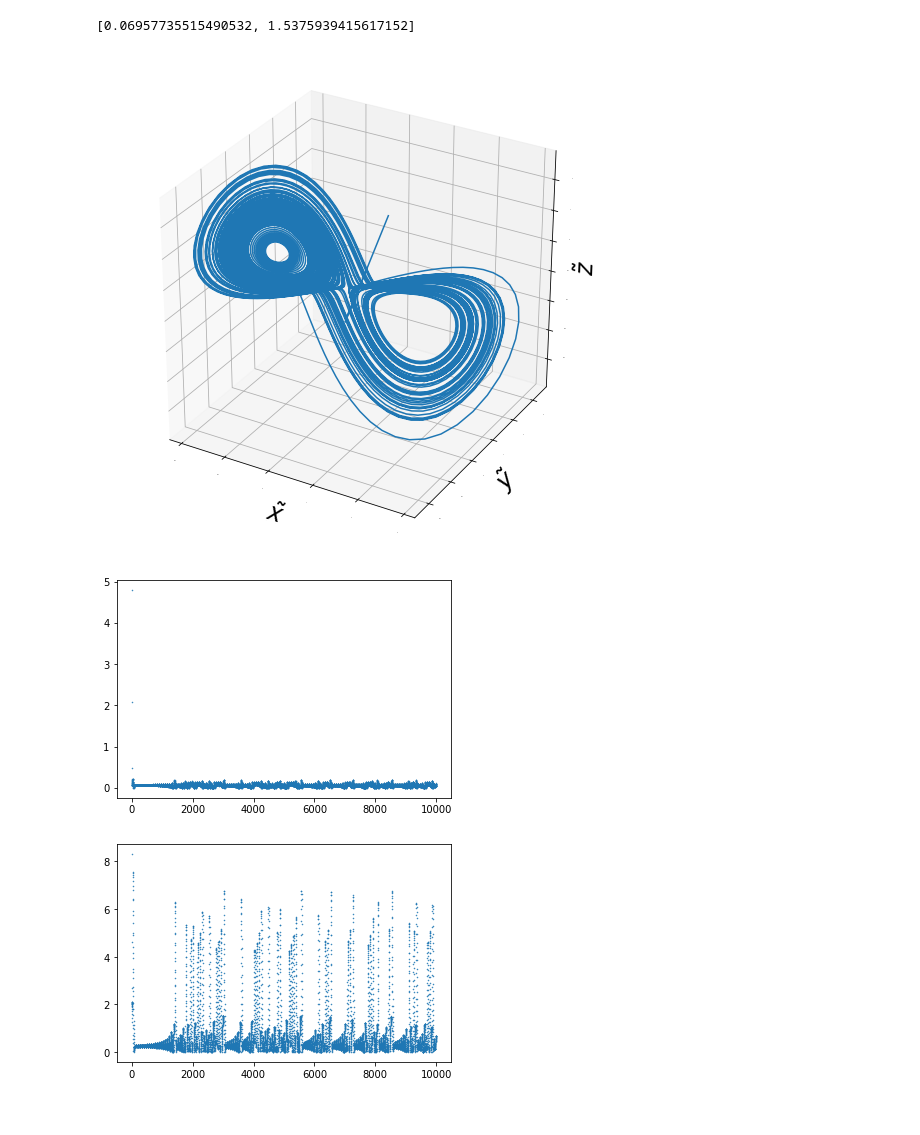
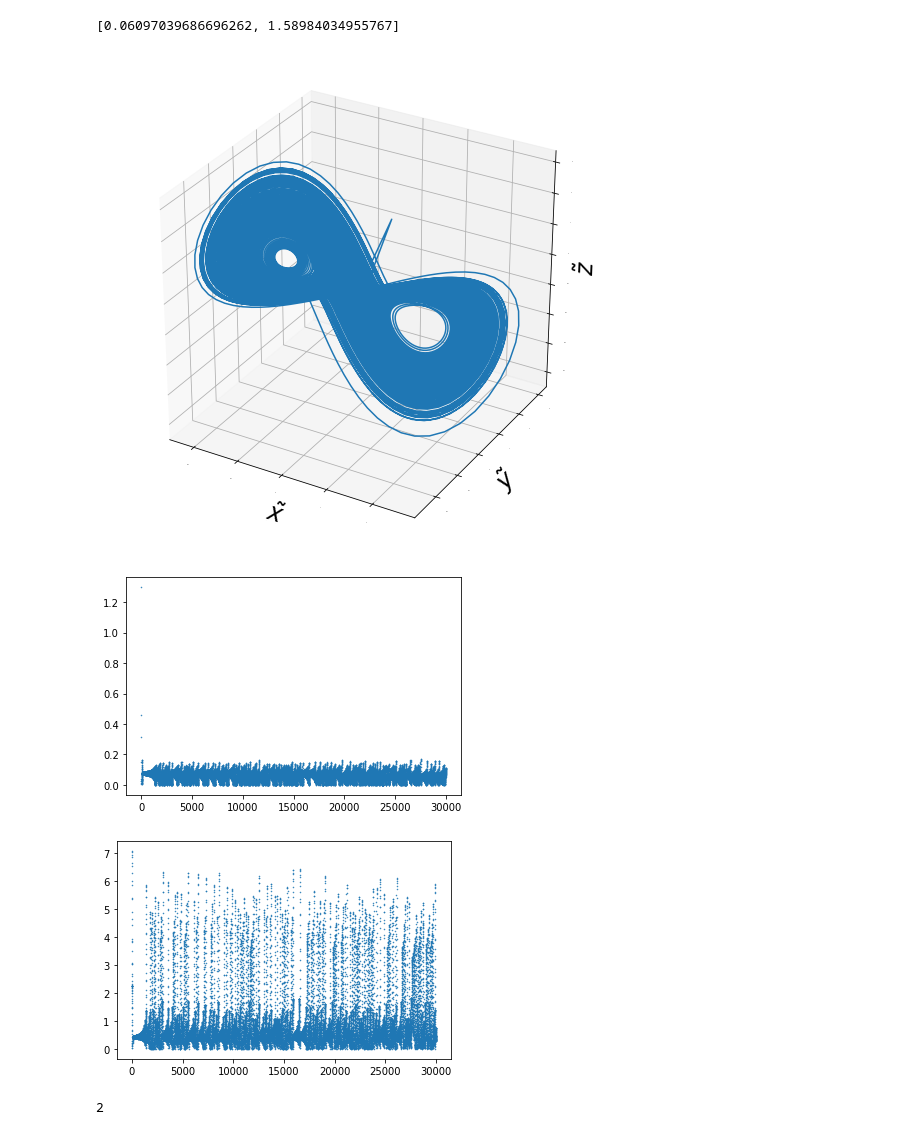
Before and after one commit to joshdey/Thesis, a Jupyter notebook: Code/LorenzTest (linear-x).ipynb, the cells around one changed output. Cells and saved outputs as stored; diff of their text form; code cells hidden in the pictures.

```diff
--- a/Code/LorenzTest (linear-x).ipynb
+++ b/Code/LorenzTest (linear-x).ipynb
@@ -7,41 +7,46 @@ import aux
 import matplotlib.pyplot as plt
 # %%
 x, y, z = teach.Lorenz(400, 0.01)
-xrun, yrun, zrun = teach.Lorenz(10000, 0.01)
+xrun, yrun, zrun = teach.Lorenz(30000, 0.01)
 yz = np.concatenate((y,z), axis=1)
 xz = np.concatenate((x,z), axis=1)
 xy = np.concatenate((x,y), axis=1)
 linearcoef=[0.76159, 0.41997]
 
 lor = sesn(N=400, K=1, L=2, binary_node=0,a=1.0)
-W = lor.generate_W(rho=1.0, dens=0.25, cont=0)
+W = lor.generate_W(rho=0.9, dens=0.25, cont=0)
 Win=lor.generate_Win(dens=0.8)
 
 trainx = lor.train_ESN(input_dat=x, teacher=yz, around=1, order=1, washout=100, mp=False, B=10**-2)
 
-testrunx = lor.run_ESN(input_dat=xrun,around=1, order=1,time=10000)
+testrunx = lor.run_ESN(input_dat=xrun,around=1, order=1,time=30000)
 
 lorattractorx=lor.plot_attractor(name='testLorenzx')
 
 xout = lor.outputs
 
 xrun1, xrun2=np.hsplit(xout, 2)
 xrms=[aux.RMS(xrun1, yrun), aux.RMS(xrun2, zrun)]
 xrmse1=aux.RMS_over_t(xrun1, yrun)
 xrmse2=aux.RMS_over_t(xrun2, zrun)
 xrmse = [xrms, xrmse1, xrmse2]
 
 xrms
 # %% [output]
-[0.06957735515490532, 1.5375939415617152]
+[0.06097039686696262, 1.58984034955767]
-[figure, old version]
+[figure, new version]
 # %%
 plt.plot(xrmse1, '.', markersize=1)
 plt.show()
 # %% [output]
-[figure, old version]
+[figure, new version]
 # %%
 plt.plot(xrmse2, '.', markersize=1)
 plt.show()
 # %% [output]
-[figure, old version]
+[figure, new version]
+# %%
+coefs = np.array(linearcoef)
+coefs.shape[0]
+# %% [output]
+2
```
Also changed, not shown: 13 other files.
